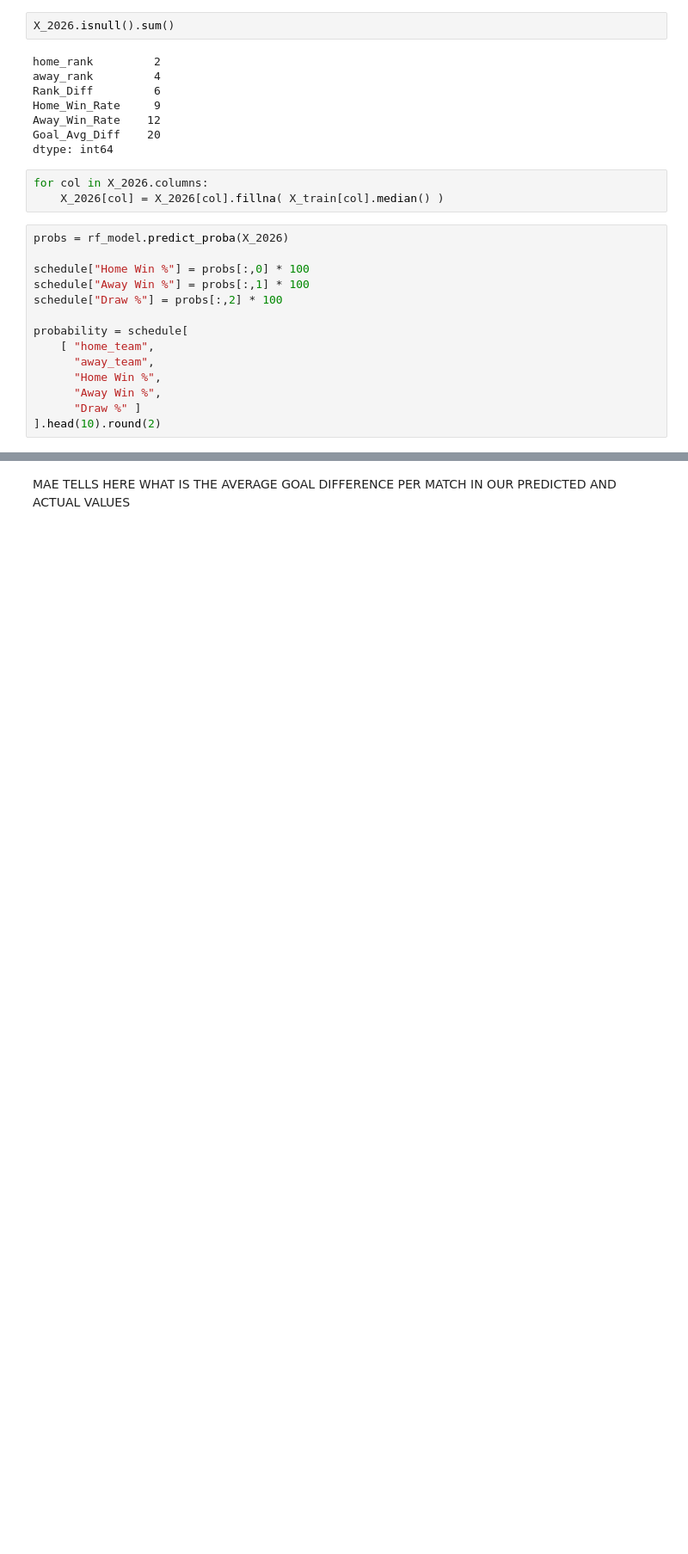
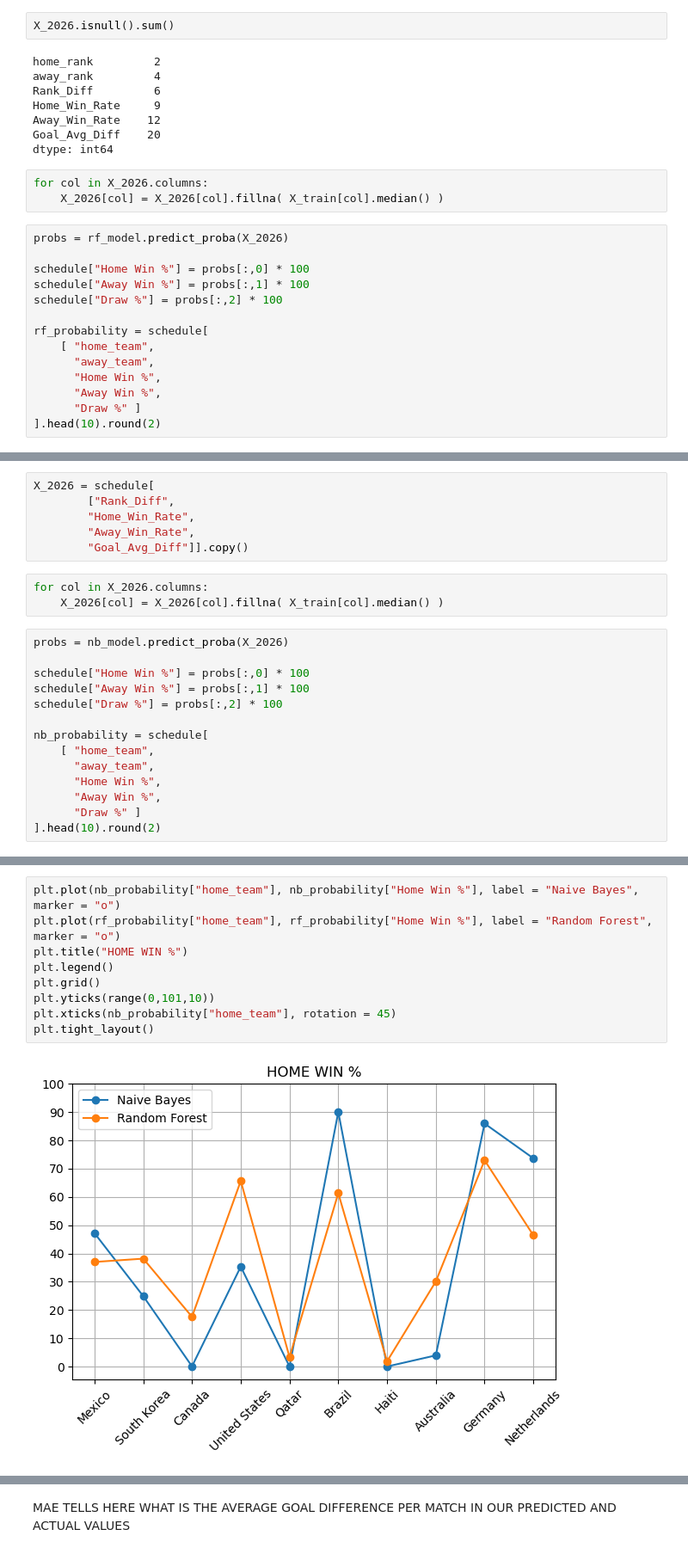
Before and after one commit to gargkrish17-ctrl/FIFA-WorldCup-Prediction, a Jupyter notebook: FIFA-WorldCup-Prediction.ipynb, the cells around one changed output, grey strips where cells are left out. Shown at 86% size. Cells and saved outputs as stored; diff of their text form; blank space fills up the shorter version.

```diff
--- a/FIFA-WorldCup-Prediction.ipynb
+++ b/FIFA-WorldCup-Prediction.ipynb
@@ -589,7 +620,7 @@ schedule["Home Win %"] = probs[:,0] * 100
 schedule["Away Win %"] = probs[:,1] * 100
 schedule["Draw %"] = probs[:,2] * 100
 
-probability = schedule[
+rf_probability = schedule[
     [ "home_team",
       "away_team",
       "Home Win %",
@@ -610,3 +643,26 @@ print(probability)
 7      Australia             Türkiye       30.08       61.17    8.75
 8        Germany             Curaçao       72.97        9.50   17.53
 9    Netherlands               Japan       46.44       19.67   33.89
+# %%
+X_2026 = schedule[
+        ["Rank_Diff",
+        "Home_Win_Rate",
+        "Away_Win_Rate",
+        "Goal_Avg_Diff"]].copy()
+# %%
+for col in X_2026.columns:
+    X_2026[col] = X_2026[col].fillna( X_train[col].median() )
+# %%
+probs = nb_model.predict_proba(X_2026)
+
+schedule["Home Win %"] = probs[:,0] * 100
+schedule["Away Win %"] = probs[:,1] * 100
+schedule["Draw %"] = probs[:,2] * 100
+
+nb_probability = schedule[
+    [ "home_team",
+      "away_team",
+      "Home Win %",
+      "Away Win %",
+      "Draw %" ]
+].head(10).round(2)
@@ -612,0 +691,11 @@ print(probability)
+# %%
+plt.plot(nb_probability["home_team"], nb_probability["Home Win %"], label = "Naive Bayes", marker = "o")
+plt.plot(rf_probability["home_team"], rf_probability["Home Win %"], label = "Random Forest", marker = "o")
+plt.title("HOME WIN %")
+plt.legend()
+plt.grid()
+plt.yticks(range(0,101,10))
+plt.xticks(nb_probability["home_team"], rotation = 45)
+plt.tight_layout()
+# %% [output]
+[figure, added]
```
Also changed, not shown: parts of 13 cells of this notebook.
